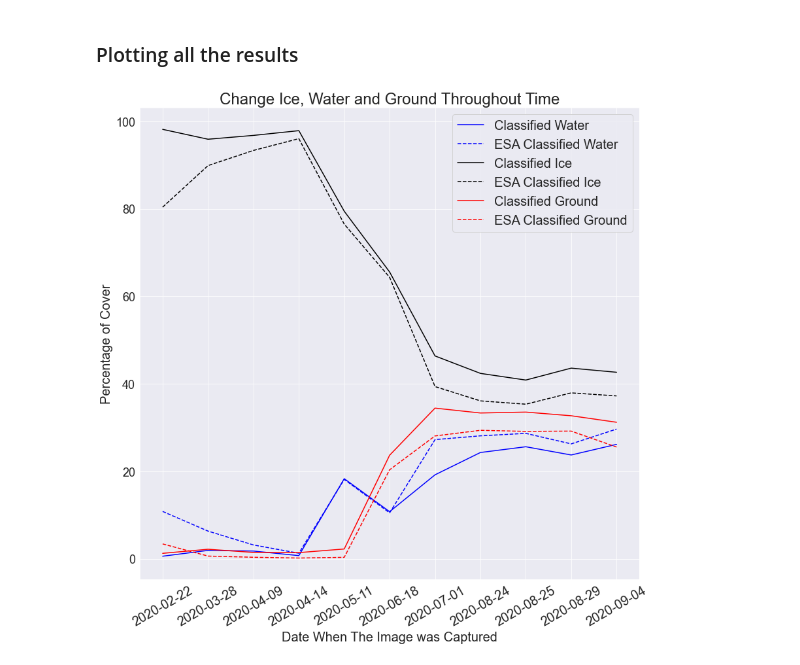
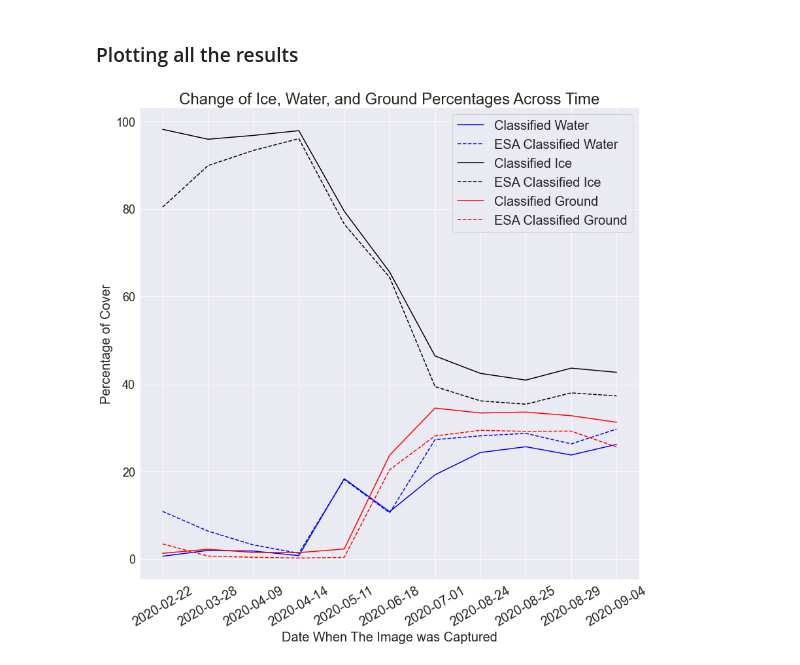
Before and after one commit to aHobeychi/satelliteImagery, a Jupyter notebook: src/notebooks/ice_cover_classification.ipynb, the cells around one changed output. Cells and saved outputs as stored; diff of their text form; code cells hidden in the pictures.

Commit message:
Added labelled data, mosaics, final touches.

```diff
--- a/src/notebooks/ice_cover_classification.ipynb
+++ b/src/notebooks/ice_cover_classification.ipynb
@@ -32,7 +34,7 @@ patches = [mpatches.Patch(color=custom_cmap(v), label=k) for k,v in sorted(my_co
 # %%
 ice_file = '../../data/ice.npy'
 water_file = '../../data/water.npy'
-earth_file = '../../data/earth.npy'
+earth_file = '../../data/ground.npy'
 sample_size = 500000
 # %%
 ice = np.load(ice_file)
@@ -227,24 +216,24 @@ sns.set_style('darkgrid')
 # %%
 plt.figure(figsize=(12,12))
 x = range(1,12)
 
 plt.plot(x, water[:-1], 'b', label='Classified Water')
 plt.plot(x, esa_water[:-1], 'b--',  label='ESA Classified Water')
 
 plt.plot(x, ice[:-1], 'k', label='Classified Ice')
 plt.plot(x, esa_ice[:-1],'k--', label='ESA Classified Ice')
 
 plt.plot(x, ground[:-1],'r', label = 'Classified Ground')
 plt.plot(x, test[:-1],'r--', label = 'ESA Classified Ground')
 
 plt.yticks(fontsize=18)
 plt.xticks(x, specific_dates[:-1], rotation='30',fontsize=20)
 
 plt.xlabel('Date When The Image was Captured',fontsize=20)
 plt.ylabel('Percentage of Cover',fontsize=20)
-plt.title('Change Ice, Water and Ground Throughout Time',fontsize=24)
+plt.title('Change of Ice, Water, and Ground Percentages Across Time',fontsize=24)
 plt.legend(loc=0, fontsize=20)
 plt.tight_layout()
 plt.savefig('../../figures/ice_lineplot_.png', dpi=300)
 # %% [output]
-[figure, old version]
+[figure, new version]
```
Also changed, not shown: parts of 2 cells of this notebook, 10 other files.
